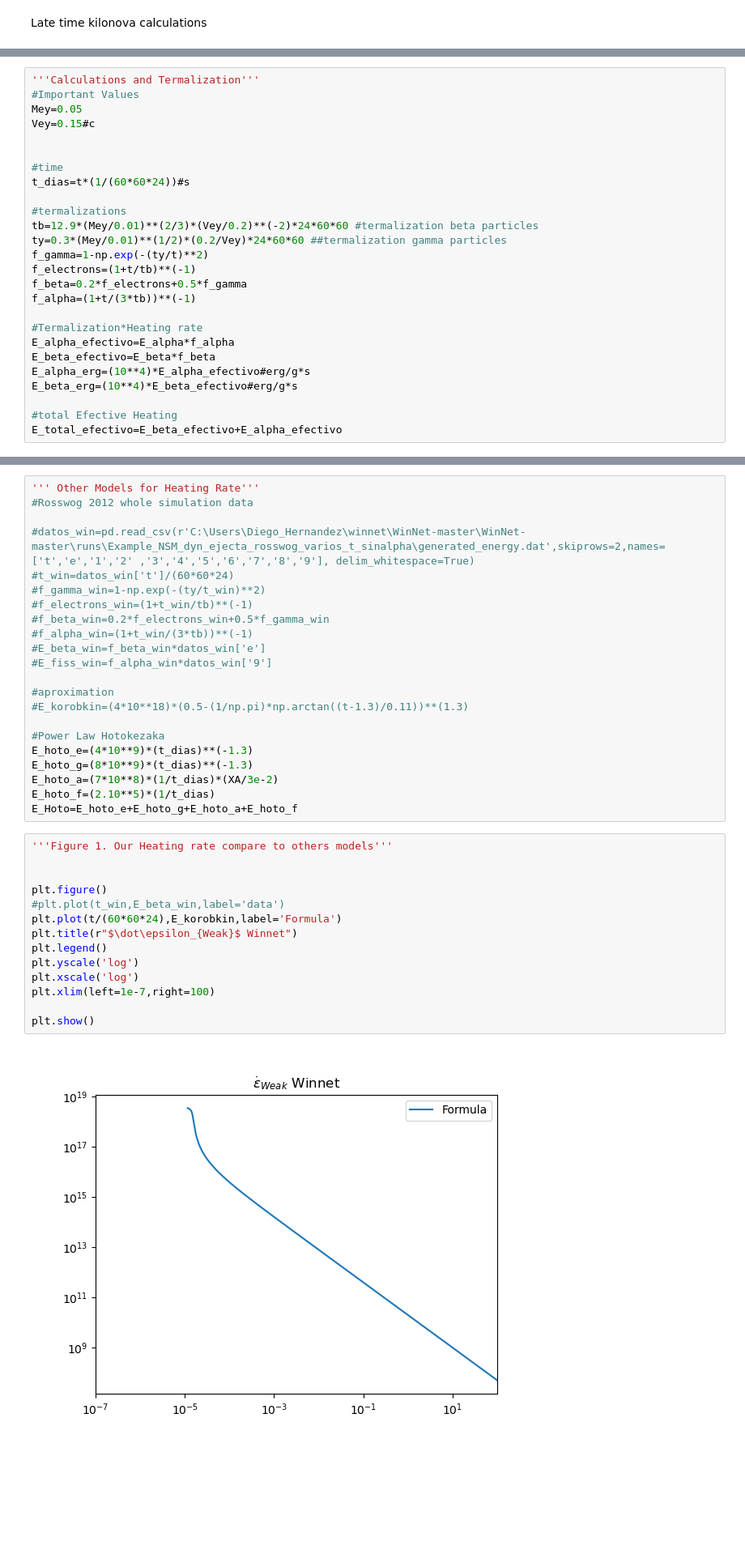
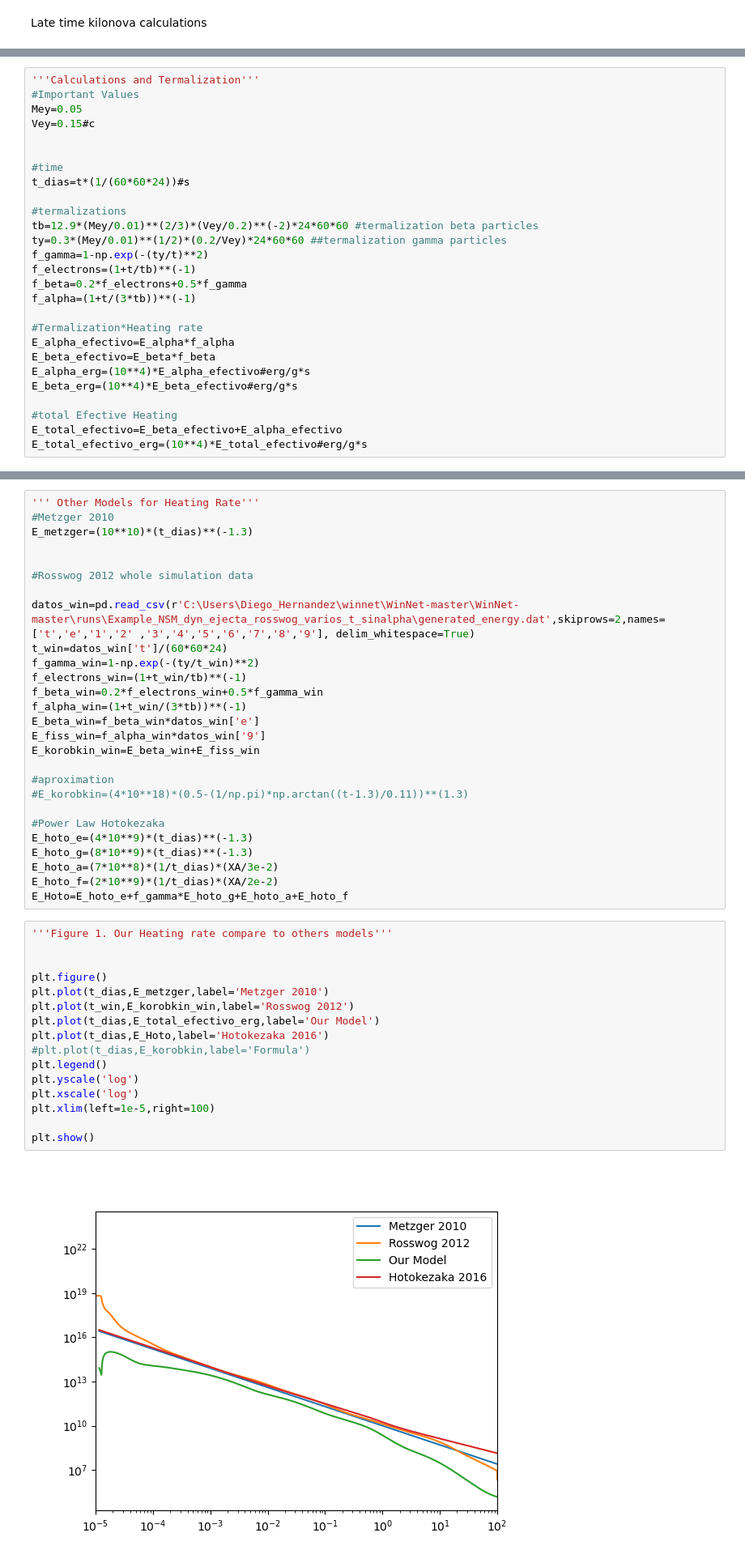
Before and after one commit to DiegoHp45/Kilonova, a Jupyter notebook: article_1.ipynb, the cells around one changed output, grey strips where cells are left out. Shown at 81% size. Saved outputs shown, nothing was run; the diff lists cells and outputs as text; blank space fills up the shorter version.

```diff
--- a/article_1.ipynb
+++ b/article_1.ipynb
@@ -224,6 +224,7 @@ E_beta_erg=(10**4)*E_beta_efectivo#erg/g*s
 
 #total Efective Heating
 E_total_efectivo=E_beta_efectivo+E_alpha_efectivo
+E_total_efectivo_erg=(10**4)*E_total_efectivo#erg/g*s
 # %%
 ''' Termalization plot '''
 
@@ -238,16 +239,21 @@ plt.legend()
 [figure]
 # %%
 ''' Other Models for Heating Rate'''
+#Metzger 2010
+E_metzger=(10**10)*(t_dias)**(-1.3)
+
+
 #Rosswog 2012 whole simulation data
 
-#datos_win=pd.read_csv(r'C:\Users\Diego_Hernandez\winnet\WinNet-master\WinNet-master\runs\Example_NSM_dyn_ejecta_rosswog_varios_t_sinalpha\generated_energy.dat',skiprows=2,names=['t','e','1','2' ,'3','4','5','6','7','8','9'], delim_whitespace=True)
-#t_win=datos_win['t']/(60*60*24)
-#f_gamma_win=1-np.exp(-(ty/t_win)**2)
-#f_electrons_win=(1+t_win/tb)**(-1)
-#f_beta_win=0.2*f_electrons_win+0.5*f_gamma_win
-#f_alpha_win=(1+t_win/(3*tb))**(-1)
-#E_beta_win=f_beta_win*datos_win['e']
-#E_fiss_win=f_alpha_win*datos_win['9']
+datos_win=pd.read_csv(r'C:\Users\Diego_Hernandez\winnet\WinNet-master\WinNet-master\runs\Example_NSM_dyn_ejecta_rosswog_varios_t_sinalpha\generated_energy.dat',skiprows=2,names=['t','e','1','2' ,'3','4','5','6','7','8','9'], delim_whitespace=True)
+t_win=datos_win['t']/(60*60*24)
+f_gamma_win=1-np.exp(-(ty/t_win)**2)
+f_electrons_win=(1+t_win/tb)**(-1)
+f_beta_win=0.2*f_electrons_win+0.5*f_gamma_win
+f_alpha_win=(1+t_win/(3*tb))**(-1)
+E_beta_win=f_beta_win*datos_win['e']
+E_fiss_win=f_alpha_win*datos_win['9']
+E_korobkin_win=E_beta_win+E_fiss_win
 
 #aproximation
 #E_korobkin=(4*10**18)*(0.5-(1/np.pi)*np.arctan((t-1.3)/0.11))**(1.3)
@@ -256,22 +262,24 @@ plt.legend()
 E_hoto_e=(4*10**9)*(t_dias)**(-1.3)
 E_hoto_g=(8*10**9)*(t_dias)**(-1.3)
 E_hoto_a=(7*10**8)*(1/t_dias)*(XA/3e-2)
-E_hoto_f=(2.10**5)*(1/t_dias)
-E_Hoto=E_hoto_e+E_hoto_g+E_hoto_a+E_hoto_f
+E_hoto_f=(2*10**9)*(1/t_dias)*(XA/2e-2)
+E_Hoto=E_hoto_e+f_gamma*E_hoto_g+E_hoto_a+E_hoto_f
 # %%
 '''Figure 1. Our Heating rate compare to others models'''
 
 
 plt.figure()
-#plt.plot(t_win,E_beta_win,label='data')
-plt.plot(t/(60*60*24),E_korobkin,label='Formula')
-plt.title(r"$\dot\epsilon_{Weak}$ Winnet")
+plt.plot(t_dias,E_metzger,label='Metzger 2010')
+plt.plot(t_win,E_korobkin_win,label='Rosswog 2012')
+plt.plot(t_dias,E_total_efectivo_erg,label='Our Model')
+plt.plot(t_dias,E_Hoto,label='Hotokezaka 2016')
+#plt.plot(t_dias,E_korobkin,label='Formula')
 plt.legend()
 plt.yscale('log')
 plt.xscale('log')
-plt.xlim(left=1e-7,right=100)
+plt.xlim(left=1e-5,right=100)
 
 plt.show()
 # %% [output]
-[figure, old version]
+[figure, new version]
 # %%
```
Also changed, not shown: parts of 4 cells of this notebook.
